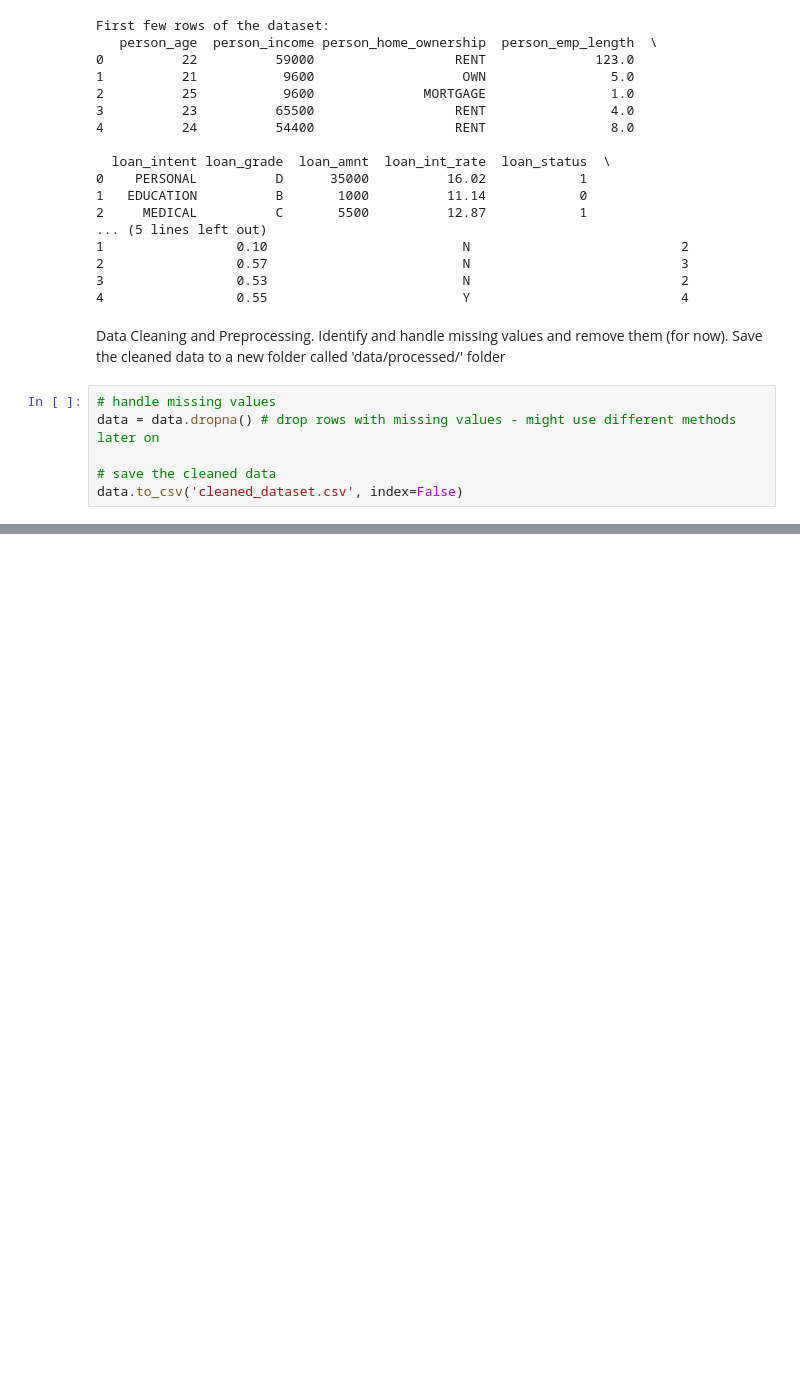
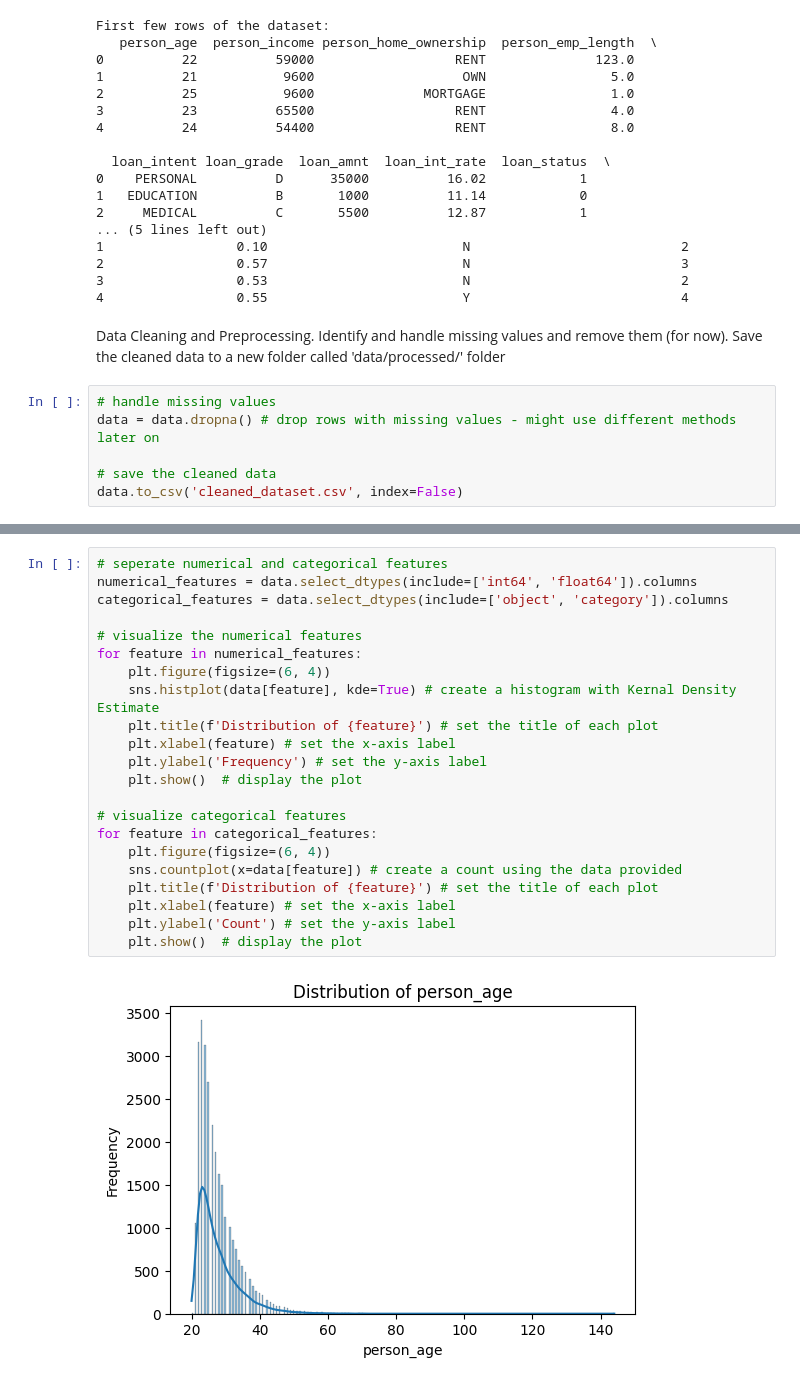
Before and after one commit to Greegs26/credit-risk-assessment, a Jupyter notebook: Exploratory-Data-Analysis.ipynb, the cells around one changed output, grey strips where cells are left out. Saved outputs shown, nothing was run; the diff lists cells and outputs as text; blank space fills up the shorter version.

```diff
--- a/Exploratory-Data-Analysis.ipynb
+++ b/Exploratory-Data-Analysis.ipynb
@@ -41,0 +88,24 @@ import matplotlib_pyplot as plt
+# %%
+# seperate numerical and categorical features
+numerical_features = data.select_dtypes(include=['int64', 'float64']).columns
+categorical_features = data.select_dtypes(include=['object', 'category']).columns
+
+# visualize the numerical features
+for feature in numerical_features:
+    plt.figure(figsize=(6, 4))
+    sns.histplot(data[feature], kde=True) # create a histogram with Kernal Density Estimate
+    plt.title(f'Distribution of {feature}') # set the title of each plot
+    plt.xlabel(feature) # set the x-axis label
+    plt.ylabel('Frequency') # set the y-axis label
+    plt.show()  # display the plot
+
+# visualize categorical features
+for feature in categorical_features:
+    plt.figure(figsize=(6, 4))
+    sns.countplot(x=data[feature]) # create a count using the data provided
+    plt.title(f'Distribution of {feature}') # set the title of each plot
+    plt.xlabel(feature) # set the x-axis label
+    plt.ylabel('Count') # set the y-axis label
+    plt.show()  # display the plot
+# %% [output]
+[figure, added]
```
Also changed, not shown: parts of 8 cells of this notebook.
